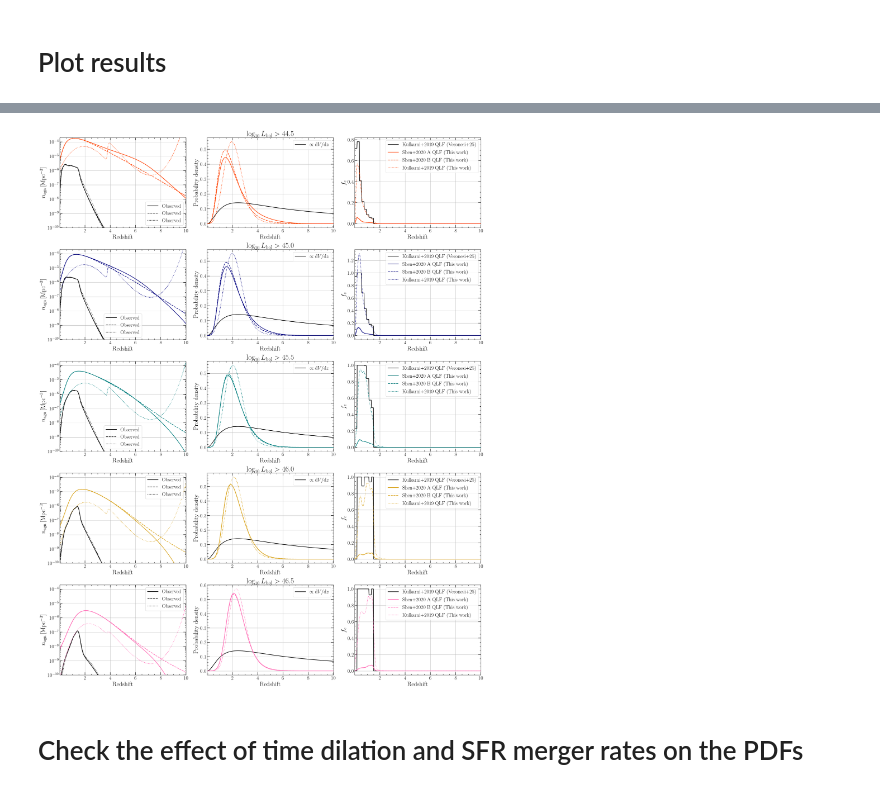
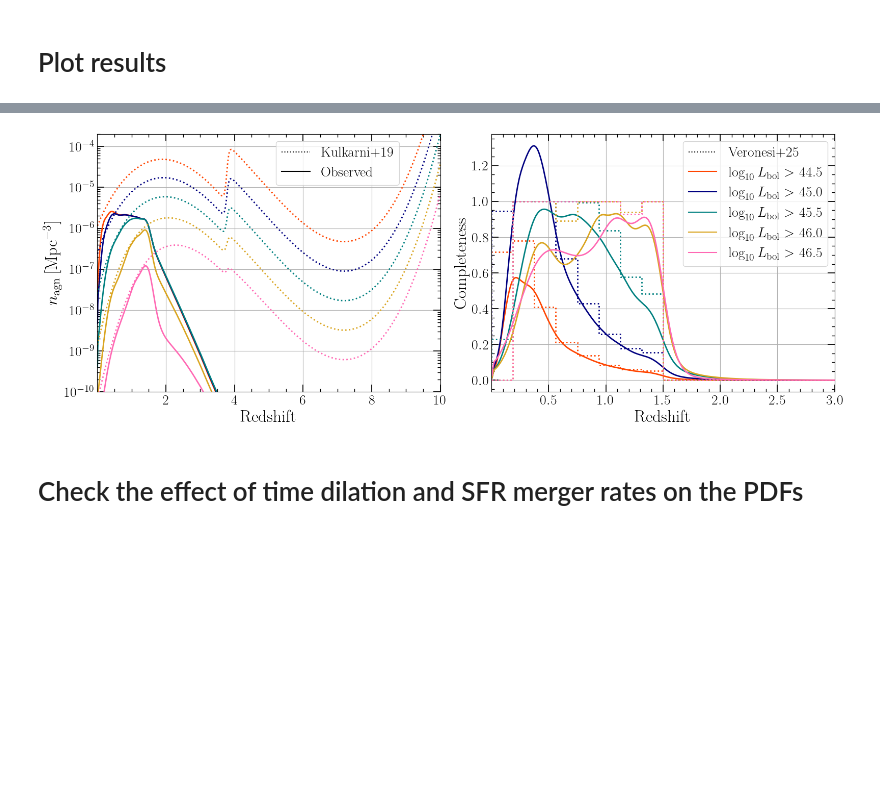
Before and after one commit to LucasPouw/darksirenpop, a Jupyter notebook: qlfs.ipynb, the cells around one changed output, grey strips where cells are left out. Cells and saved outputs as stored; diff of their text form; code cells hidden in the pictures; blank space fills up the shorter version.

Commit message:
some plots

```diff
--- a/qlfs.ipynb
+++ b/qlfs.ipynb
@@ -51,8 +51,11 @@ def remove_peak(pdf, z, zstart=3, zstop=3.5):
     param, _ = curve_fit(exponential, xdata=z_fit, ydata=pdf_fit, p0=[1, -1])
 
     corrected_pdf = pdf.copy()
-    selec2 = z > zstart
+    selec2 = (z >= zstop)
     corrected_pdf[selec2] = exponential(z[selec2], *param)
+    # plt.figure()
+    # plt.plot(z, corrected_pdf)
+    # plt.show()
     corrected_pdf /= romb(corrected_pdf, dx=np.diff(z)[0])
     return corrected_pdf, param
 # %% [markdown]
@@ -709,7 +729,11 @@ def redshift_completeness(z, completeness_zedges, completeness_zvals):
 
 
 def make_qlf_plots(axs, QLF, L_thresh, redshift_bin_edges, redshift_bin_centers, color):
-    ax1, ax2, ax3 = axs
+
+    try:
+        ax1, ax2, ax3 = axs
+    except:
+        ax1, ax3 = axs
 
     # Step 1: Get number densities by integrating QLF over Lbol or M
     if QLF == 'shenA':
@@ -746,7 +770,7 @@ def make_qlf_plots(axs, QLF, L_thresh, redshift_bin_edges, redshift_bin_centers,
     obs_numdenses = obs_numdens_of_z(redshift_bin_centers, sum_of_posteriors)
 
     ax1.plot(redshift_bin_centers, qlf_numdenses, color=color, linewidth=2, linestyle=linestyle)
-    ax1.plot(redshift_bin_centers, obs_numdenses, color='black', linewidth=2, linestyle=linestyle, label='Observed')
+    ax1.plot(redshift_bin_centers, obs_numdenses, color=color, linewidth=2, linestyle='solid', label='Observed')
 
     # Step 2: Get redshift distribution by integrating QLF in redshift bins
     n_agn_in_zbin = np.zeros_like(redshift_bin_centers)
@@ -765,11 +789,14 @@ def make_qlf_plots(axs, QLF, L_thresh, redshift_bin_edges, redshift_bin_centers,
     else:
         agn_redshift_pdf = n_agn_in_zbin / romb(n_agn_in_zbin, dx=np.diff(redshift_bin_centers)[0])
 
-    ax2.plot(redshift_bin_centers, agn_redshift_pdf, color=color, linewidth=2, linestyle=linestyle)
+    try:
+        ax2.plot(redshift_bin_centers, agn_redshift_pdf, color=color, linewidth=2, linestyle=linestyle)
+    except:
+        print('Not plotting PDFs')
 
     # Step 4: Plot completenesses
     fc_of_z = obs_numdenses / qlf_numdenses
-    ax3.plot(redshift_bin_centers, fc_of_z, color=color, linewidth=2, linestyle=linestyle, label=label)
+    ax3.plot(redshift_bin_centers, fc_of_z, color=color, linewidth=2, linestyle='solid', label=label)
 
     # np.save(f'{AGN_DIST_DIR}/completeness_{L_thresh}_{QLF}', np.array([redshift_bin_centers, fc_of_z]))
 
@@ -784,11 +816,15 @@ zmax = 10
 redshift_bin_edges = np.linspace(zmin, zmax, 1024+2)
 redshift_bin_centers = (redshift_bin_edges + np.roll(redshift_bin_edges, shift=1))[1:] / 2
 
-fig, ax = plt.subplots(5, 3, figsize=(24,30))
+# fig, ax = plt.subplots(5, 3, figsize=(24,30))
+# fig, ax = plt.subplots(5, 2, figsize=(16, 30))
+fig, ax = plt.subplots(1, 2, figsize=(16, 6))
 
 for i, L_thresh in enumerate(L_threshes):
 
-    ax1, ax2, ax3 = ax[i,:]
+    # ax1, ax2, ax3 = ax[i,:]
+    # ax1, ax3 = ax[i,:]
+    ax1, ax3 = ax[0], ax[1]
 
     ax1.semilogy()
     ax1.set_xlim(zmin, zmax)
@@ -797,27 +833,51 @@ for i, L_thresh in enumerate(L_threshes):
     ax1.set_ylabel(r'$n_{\rm agn} \, [\mathrm{Mpc^{-3}}]$')
     ax1.grid()
 
-    ax2.grid()
-    ax2.set_xlim(zmin, zmax)
-    ax2.set_xlabel('Redshift')
-    ax2.set_ylabel('Probability density')
-    ax2.plot(redshift_bin_centers, uniform_comoving_prior(redshift_bin_centers) / romb(uniform_comoving_prior(redshift_bin_centers), dx=np.diff(redshift_bin_centers)[0]),
-             label=r'$\propto \mathrm{d}V / \mathrm{d}z$', color='black', linewidth=2)
+    # ax2.grid()
+    # ax2.set_xlim(zmin, zmax)
+    # ax2.set_xlabel('Redshift')
+    # ax2.set_ylabel('Probability density')
+    # ax2.plot(redshift_bin_centers, uniform_comoving_prior(redshift_bin_centers) / romb(uniform_comoving_prior(redshift_bin_centers), dx=np.diff(redshift_bin_centers)[0]),
+    #          label=r'$\propto \mathrm{d}V / \mathrm{d}z$', color='black', linewidth=2)
 
     ax3.grid()
-    ax3.set_xlim(zmin, zmax)
-    ax3.set_ylabel(r'$f_{\rm c}$')
+    ax3.set_xlim(zmin, 3)
+    ax3.set_ylabel(r'Completeness')
     ax3.set_xlabel('Redshift')
-    ax3.plot(Z_INTEGRAL_AX, redshift_completeness(Z_INTEGRAL_AX, V25_zedges, np.array(QUAIA_C_VALS[:, THRESHOLD_MAP[str(L_thresh)]])), linewidth=2, label=f'Kulkarni+2019 QLF (Veronesi+25)', color='black')
 
-    make_qlf_plots([ax1, ax2, ax3], 'shenA', L_thresh, redshift_bin_edges, redshift_bin_centers, color=COLORS[i])
-    make_qlf_plots([ax1, ax2, ax3], 'shenB', L_thresh, redshift_bin_edges, redshift_bin_centers, color=COLORS[i])
-    make_qlf_plots([ax1, ax2, ax3], 'kulkarni', L_thresh, redshift_bin_edges, redshift_bin_centers, color=COLORS[i])
+    # ax3.plot(Z_INTEGRAL_AX, redshift_completeness(Z_INTEGRAL_AX, V25_zedges, np.array(QUAIA_C_VALS[:, THRESHOLD_MAP[str(L_thresh)]])), linewidth=2, label='Veronesi+25', color=COLORS[i], linestyle='dotted')  # f'Kulkarni+2019 QLF (Veronesi+25)'
+    ax3.step(V25_zedges, np.append( 0, np.array(QUAIA_C_VALS[:, THRESHOLD_MAP[str(L_thresh)]]) ), linewidth=2, label='Veronesi+25', color=COLORS[i], linestyle='dotted')
 
-    ax2.set_title(r'$\log_{10} L_{\rm bol} >$ ' + str(L_thresh))
-    ax1.legend()
-    ax2.legend()
-    ax3.legend()
+    # make_qlf_plots([ax1, ax2, ax3], 'shenA', L_thresh, redshift_bin_edges, redshift_bin_centers, color=COLORS[i])
+    # make_qlf_plots([ax1, ax2, ax3], 'shenB', L_thresh, redshift_bin_edges, redshift_bin_centers, color=COLORS[i])
+    make_qlf_plots([ax1, ax3], 'kulkarni', L_thresh, redshift_bin_edges, redshift_bin_centers, color=COLORS[i])
+
+    # ax2.set_title(r'$\log_{10} L_{\rm bol} >$ ' + str(L_thresh))
+    # custom_handles = [
+    #     Line2D([], [], color='black', linestyle='dotted', label='Kulkarni+19'),
+    #     Line2D([], [], color='black', linestyle='solid', label='Observed'),
+    # ]
+    # ax1.legend(handles=custom_handles, bbox_to_anchor=(0.4, 1), loc='upper left')
+    # plt.show()
+    # sys.exit(1)
+    # ax2.legend()
+    # ax3.legend()
+
+from matplotlib.lines import Line2D
+custom_handles = [
+    Line2D([], [], color='black', linestyle='dotted', label='Kulkarni+19'),
+    Line2D([], [], color='black', linestyle='solid', label='Observed'),
+]
+ax1.legend(handles=custom_handles, bbox_to_anchor=(0.5, 1), loc='upper left')
+
+custom_handles = [
+    Line2D([], [], color='black', linestyle='dotted', label='Veronesi+25')
+]
+for i, thresh in enumerate(L_threshes):
+    custom_handles.append(Line2D([], [], color=COLORS[i], linestyle='solid', label=r'$\log_{10} L_{\rm bol} >$ ' + str(thresh)))
+ax3.legend(handles=custom_handles)
+
 plt.tight_layout()
+# plt.savefig('p26plots/completeness.pdf', bbox_inches='tight')
 plt.show()
 # %% [output]
@@ -824,4 +889,4 @@ plt.show()
-[figure, old version]
+[figure, new version]
 # %% [markdown]
 # Check the effect of time dilation and SFR merger rates on the PDFs
 # %%
```
Also changed, not shown: parts of 5 cells of this notebook, 5 other files.
